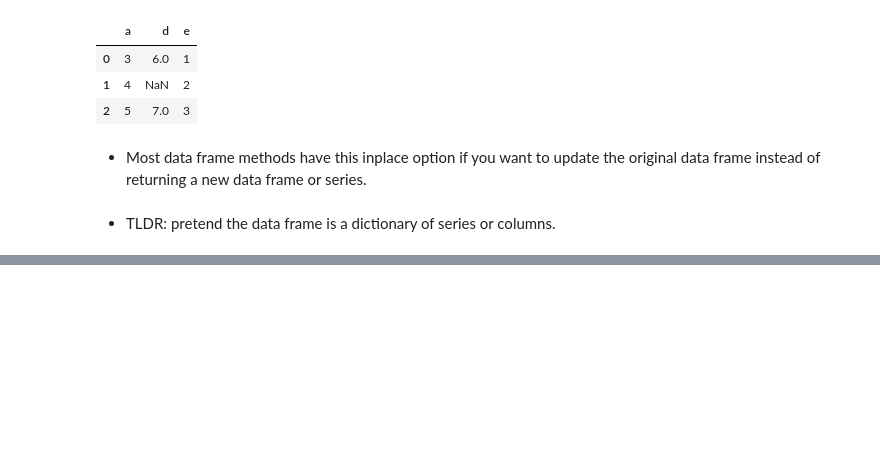
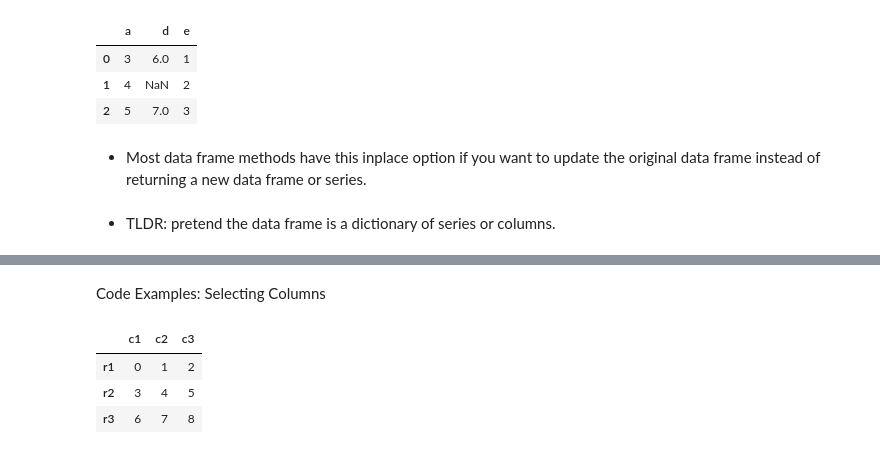
Before and after one commit to kaylamwong/Concepts-Overview-, a Jupyter notebook: Week 8: Working with Data Frames in Pandas.ipynb, the cells around one changed output, grey strips where cells are left out. Saved outputs shown, nothing was run; the diff lists cells and outputs as text; code cells hidden in the pictures; blank space fills up the shorter version.

```diff
--- a/Week 8: Working with Data Frames in Pandas.ipynb
+++ b/Week 8: Working with Data Frames in Pandas.ipynb
@@ -389,0 +395,2 @@ df
+# %% [markdown]
+Code Examples: Selecting Columns
@@ -389,0 +399,8 @@ df
+# %%
+df = pd.DataFrame({"c1": [0, 3, 6], "c2": [1, 4, 7], "c3": [2, 5, 8]}, index=["r1", "r2", "r3"])
+df
+# %% [output]
+|  | c1 | c2 | c3 |
+| r1 | 0 | 1 | 2 |
+| r2 | 3 | 4 | 5 |
+| r3 | 6 | 7 | 8 |
```
Also changed, not shown: parts of 20 cells of this notebook.
